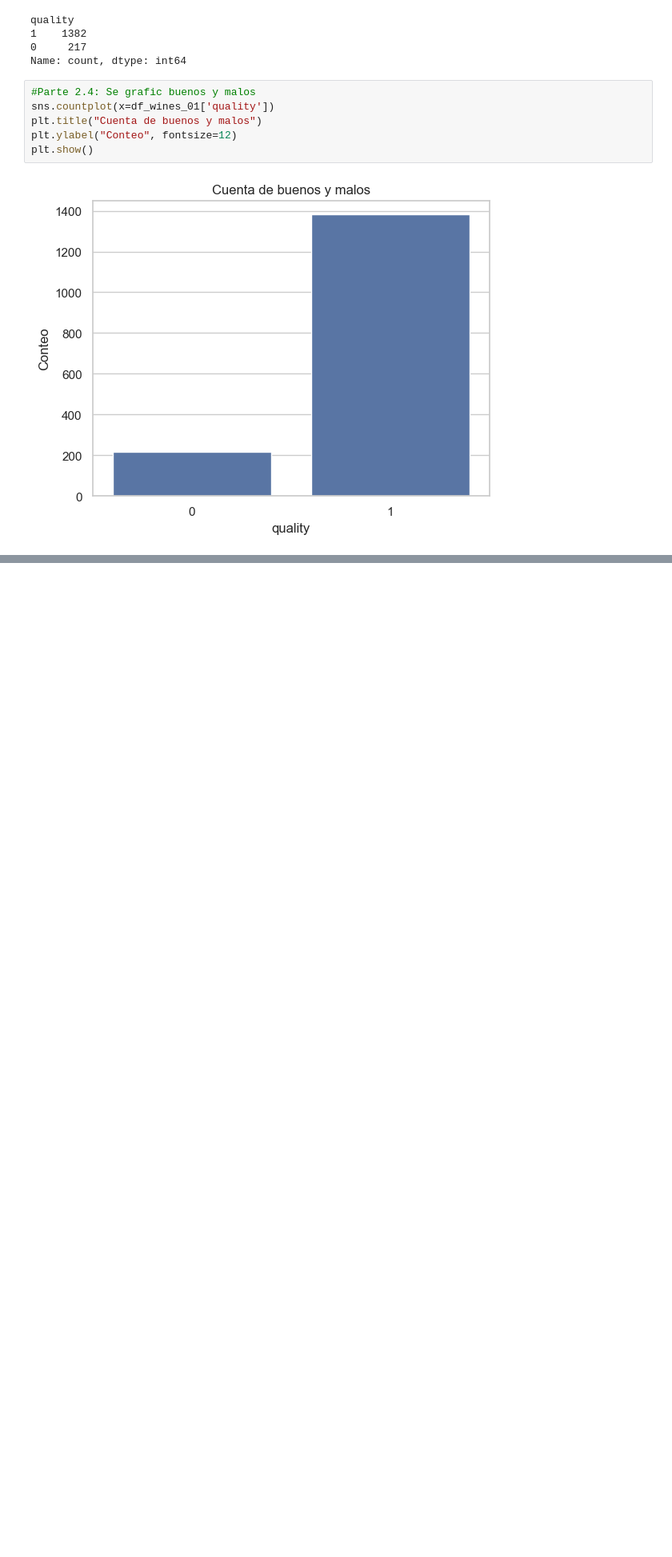
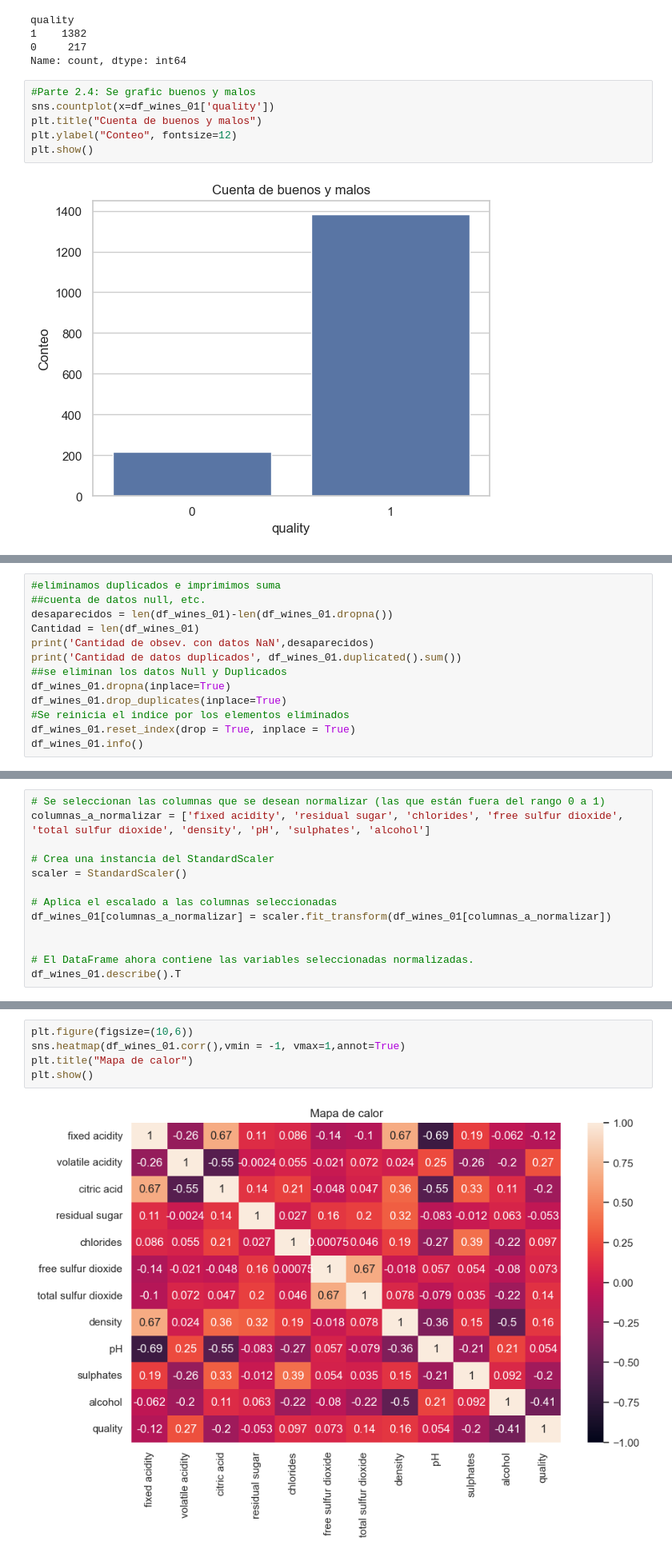
Before and after one commit to jclavijomartinez/analiticaDeDatos2330, a Jupyter notebook: Clavijo_ML_01_comparacion_rendimiento_modelos.ipynb, the cells around one changed output, grey strips where cells are left out. Shown: that part at 80% size. Drawn from its saved outputs; the diff is of its cells as text; blank space fills up the shorter version.

```diff
--- a/Clavijo_ML_01_comparacion_rendimiento_modelos.ipynb
+++ b/Clavijo_ML_01_comparacion_rendimiento_modelos.ipynb
@@ -288,0 +304,13 @@ plt.show()
+# %%
+#eliminamos duplicados e imprimimos suma
+##cuenta de datos null, etc.
+desaparecidos = len(df_wines_01)-len(df_wines_01.dropna())
+Cantidad = len(df_wines_01)
+print('Cantidad de obsev. con datos NaN',desaparecidos)
+print('Cantidad de datos duplicados', df_wines_01.duplicated().sum())
+##se eliminan los datos Null y Duplicados
+df_wines_01.dropna(inplace=True)
+df_wines_01.drop_duplicates(inplace=True)
+#Se reinicia el indice por los elementos eliminados
+df_wines_01.reset_index(drop = True, inplace = True)
+df_wines_01.info()
@@ -288,0 +359,13 @@ plt.show()
+# %%
+# Se seleccionan las columnas que se desean normalizar (las que están fuera del rango 0 a 1)
+columnas_a_normalizar = ['fixed acidity', 'residual sugar', 'chlorides', 'free sulfur dioxide', 'total sulfur dioxide', 'density', 'pH', 'sulphates', 'alcohol']
+
+# Crea una instancia del StandardScaler
+scaler = StandardScaler()
+
+# Aplica el escalado a las columnas seleccionadas
+df_wines_01[columnas_a_normalizar] = scaler.fit_transform(df_wines_01[columnas_a_normalizar])
+
+
+# El DataFrame ahora contiene las variables seleccionadas normalizadas.
+df_wines_01.describe().T
@@ -288,0 +390,7 @@ plt.show()
+# %%
+plt.figure(figsize=(10,6))
+sns.heatmap(df_wines_01.corr(),vmin = -1, vmax=1,annot=True)
+plt.title("Mapa de calor")
+plt.show()
+# %% [output]
+[figure, added]
```
Also changed, not shown: parts of 31 cells of this notebook.
